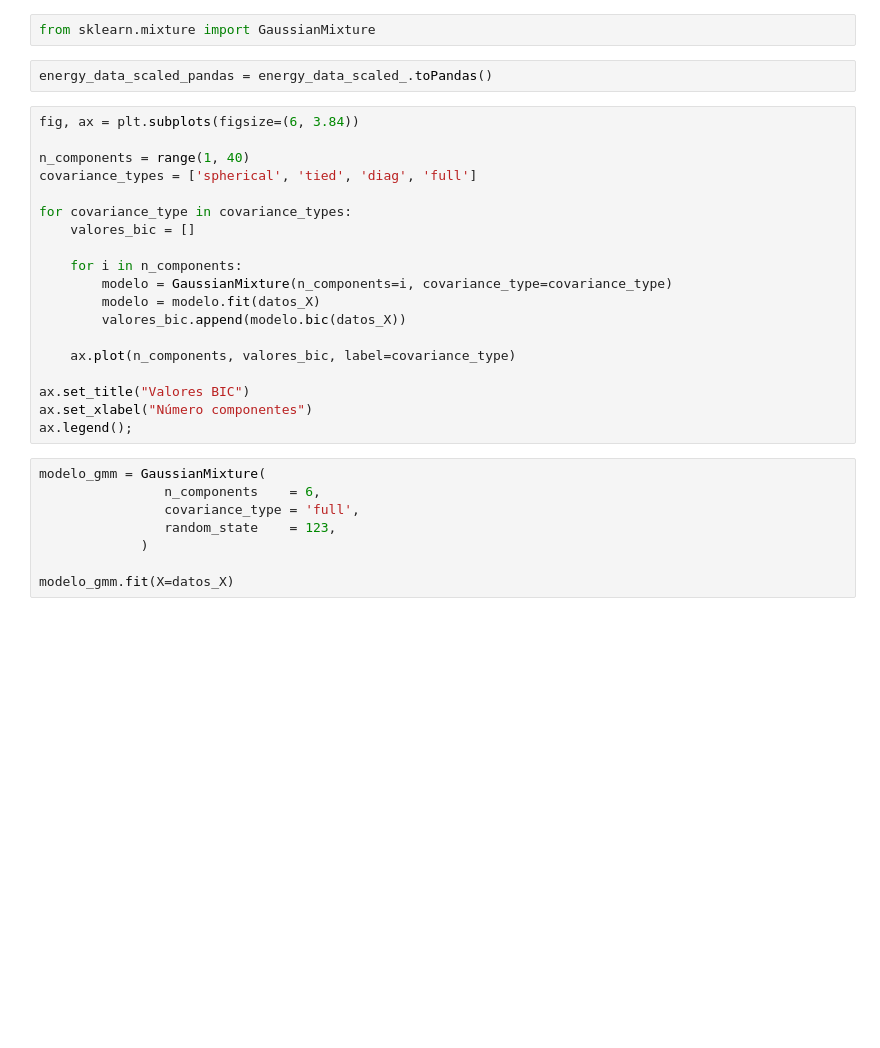
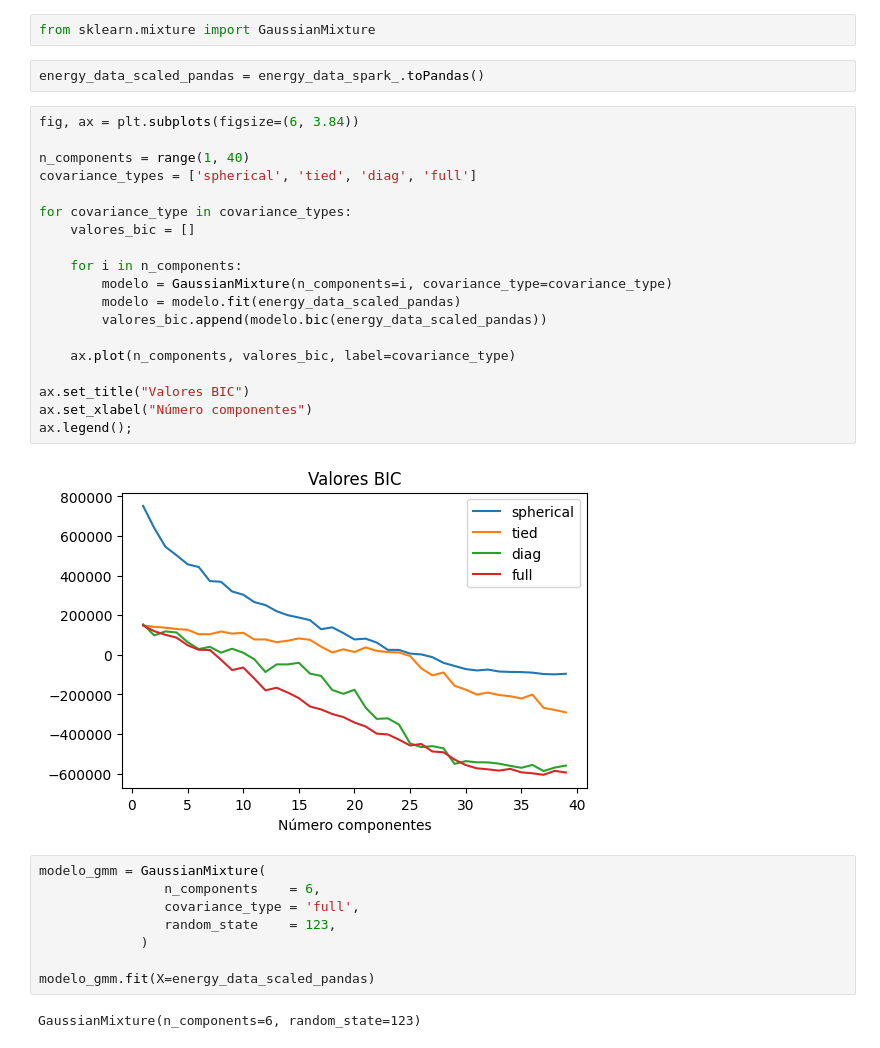
Before and after one commit to jfrenza/min_datos_gdes_vol_info, a Jupyter notebook: PySpark_Proyecto.ipynb, the cells around one changed output. Saved outputs shown, nothing was run; the diff lists cells and outputs as text; blank space fills up the shorter version.

```diff
--- a/PySpark_Proyecto.ipynb
+++ b/PySpark_Proyecto.ipynb
@@ -608,26 +674,28 @@ preds = model.transform(data)
 # %%
 from sklearn.mixture import GaussianMixture
 # %%
-energy_data_scaled_pandas = energy_data_scaled_.toPandas()
+energy_data_scaled_pandas = energy_data_spark_.toPandas()
 # %%
 fig, ax = plt.subplots(figsize=(6, 3.84))
 
 n_components = range(1, 40)
 covariance_types = ['spherical', 'tied', 'diag', 'full']
 
 for covariance_type in covariance_types:
     valores_bic = []
 
     for i in n_components:
         modelo = GaussianMixture(n_components=i, covariance_type=covariance_type)
-        modelo = modelo.fit(datos_X)
-        valores_bic.append(modelo.bic(datos_X))
+        modelo = modelo.fit(energy_data_scaled_pandas)
+        valores_bic.append(modelo.bic(energy_data_scaled_pandas))
 
     ax.plot(n_components, valores_bic, label=covariance_type)
 
 ax.set_title("Valores BIC")
 ax.set_xlabel("Número componentes")
 ax.legend();
+# %% [output]
+[figure, added]
 # %%
 modelo_gmm = GaussianMixture(
                 n_components    = 6,
@@ -635,4 +703,6 @@ modelo_gmm = GaussianMixture(
                 random_state    = 123,
              )
 
-modelo_gmm.fit(X=datos_X)
+modelo_gmm.fit(X=energy_data_scaled_pandas)
+# %% [output]
+GaussianMixture(n_components=6, random_state=123)
```
Also changed, not shown: parts of 10 cells of this notebook.
